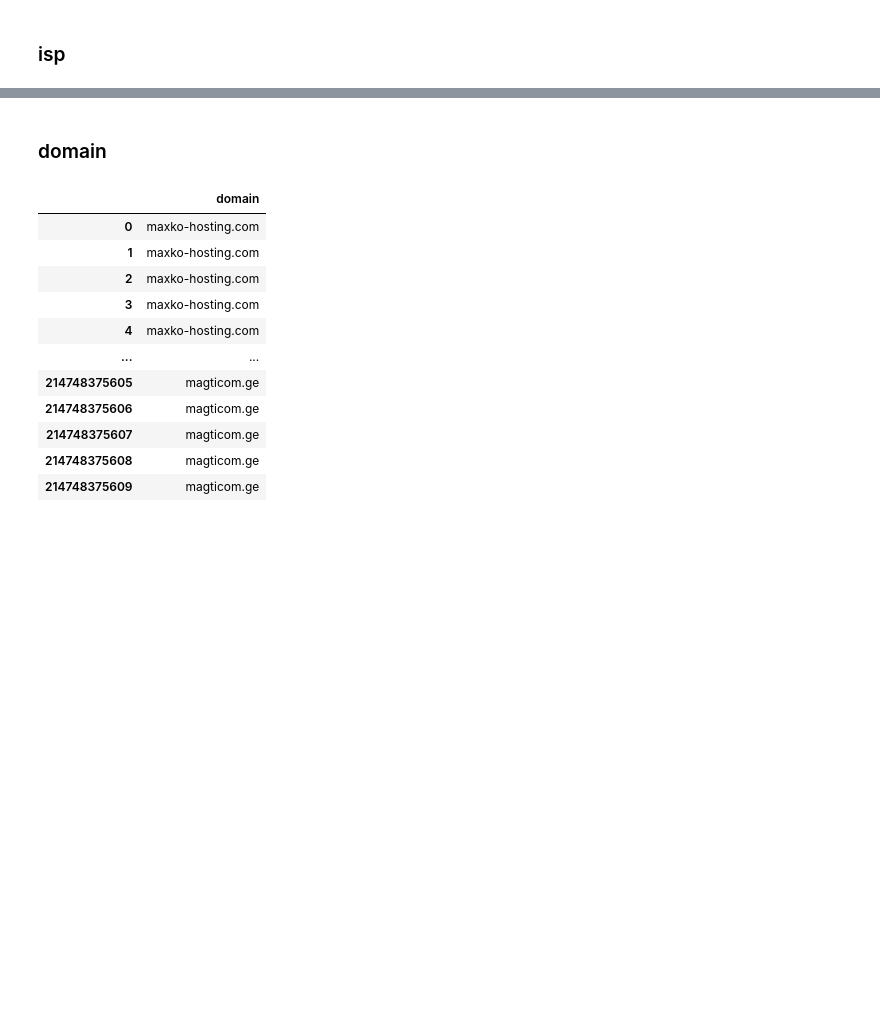
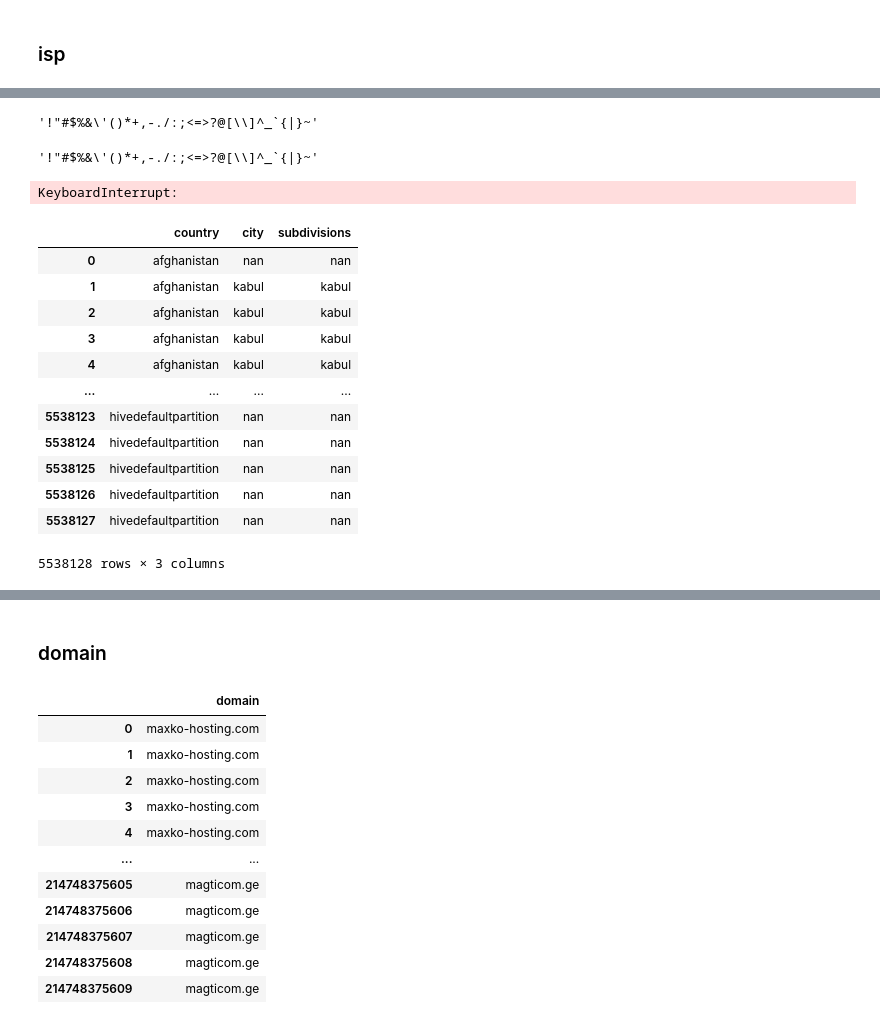
Before and after one commit to tychen5/Packet_Correlation, a Jupyter notebook: Embedding/Embedding_POC.ipynb, the cells around one changed output, grey strips where cells are left out. Cells and saved outputs as stored; diff of their text form; code cells hidden in the pictures; blank space fills up the shorter version.

```diff
--- a/Embedding/Embedding_POC.ipynb
+++ b/Embedding/Embedding_POC.ipynb
@@ -429,0 +502,4 @@ df4
+# %%
+def convert_columns(x):
+    x = str(x).lower()
+    return x.translate(str.maketrans('', '', string.punctuation))
@@ -429,0 +527,15 @@ df4
+# %%
+
+transtab = str.maketrans(dict.fromkeys(punct, ''))
+df['text'] = '|'.join(df['text'].tolist()).translate(transtab).split('|')
+# %% [output]
+'!"#$%&\'()*+,-./:;<=>?@[\\]^_`{|}~'
+# %%
+string.punctuation
+# %% [output]
+'!"#$%&\'()*+,-./:;<=>?@[\\]^_`{|}~'
+# %%
+df4 = ks.get_dummies(df4,prefix=list(df4.columns))
+df4.head()
+# %% [output]
+KeyboardInterrupt:
@@ -429,0 +548,24 @@ df4
+# %%
+df4 = df[['country','city','subdivisions']].astype("category")
+df4['country'] = df4.country.cat.add_categories('nan')
+df4['city'] = df4.city.cat.add_categories('nan')
+df4['subdivisions'] = df4.subdivisions.cat.add_categories('nan')
+df4 = df4.fillna('nan')
+df4 = df4.applymap(convert_columns)
+df4
+# df4 = df4.fillna('<UNK>')
+# df4, dummy_na=True
+# %% [output]
+|  | country | city | subdivisions |
+| 0 | afghanistan | nan | nan |
+| 1 | afghanistan | kabul | kabul |
+| 2 | afghanistan | kabul | kabul |
+| 3 | afghanistan | kabul | kabul |
+| 4 | afghanistan | kabul | kabul |
+| ... | ... | ... | ... |
+| 5538123 | hivedefaultpartition | nan | nan |
+| 5538124 | hivedefaultpartition | nan | nan |
+| 5538125 | hivedefaultpartition | nan | nan |
+| 5538126 | hivedefaultpartition | nan | nan |
+| 5538127 | hivedefaultpartition | nan | nan |
+5538128 rows × 3 columns
```
Also changed, not shown: parts of 41 cells of this notebook.
